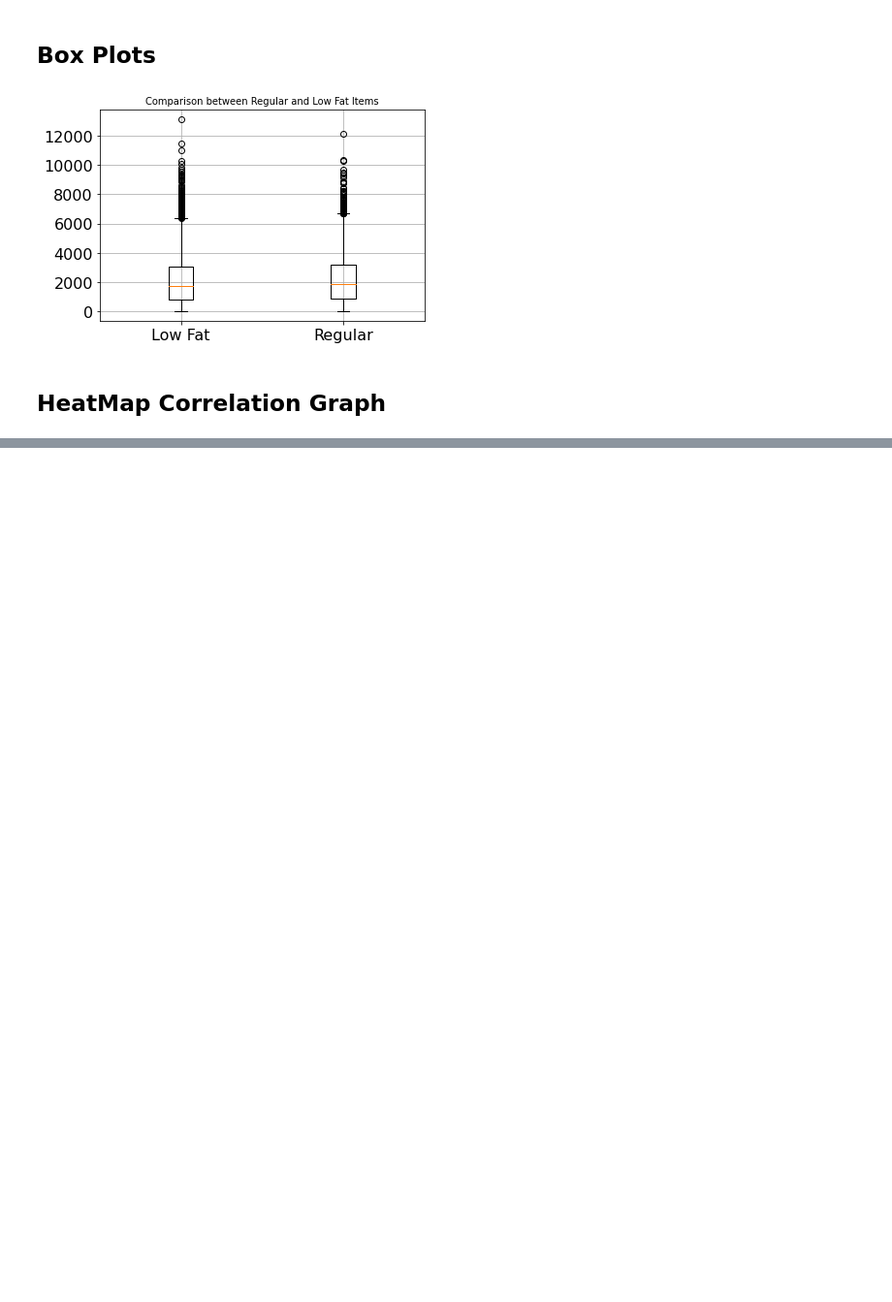
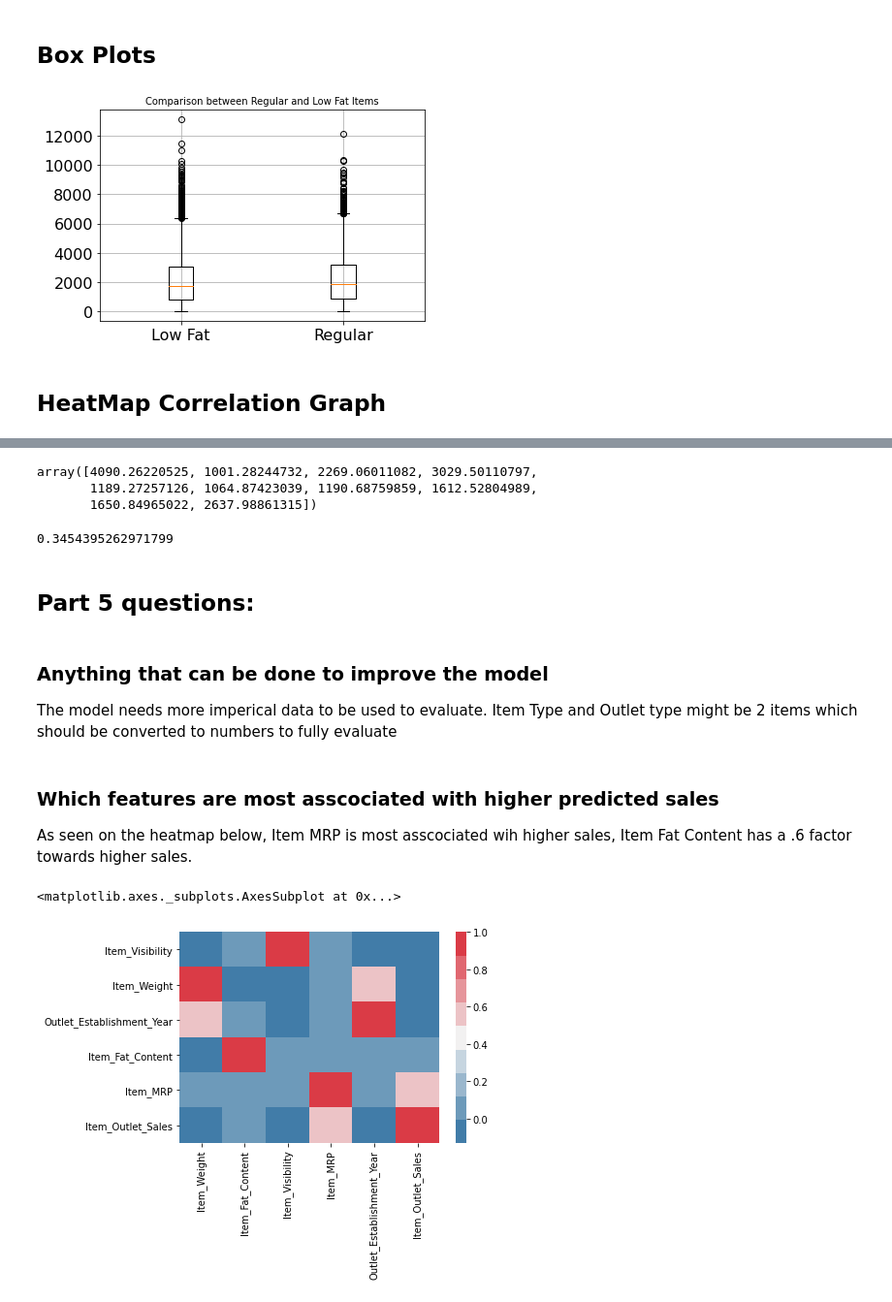
Before and after one commit to adamk6/sales-predictions, a Jupyter notebook: salesPrediction.ipynb, the cells around one changed output, grey strips where cells are left out. Shown at 97% size. Drawn from its saved outputs; the diff is of its cells as text; code cells hidden in the pictures; blank space fills up the shorter version.

```diff
--- a/salesPrediction.ipynb
+++ b/salesPrediction.ipynb
@@ -412,0 +585,27 @@ sns.heatmap(corr, cmap='Blues', annot=True, mask=mask);
+# %%
+reg.predict(X[0:10])
+# %% [output]
+array([4090.26220525, 1001.28244732, 2269.06011082, 3029.50110797,
+       1189.27257126, 1064.87423039, 1190.68759859, 1612.52804989,
+       1650.84965022, 2637.98861315])
+# %%
+score = reg.score(X, y)
+print(score)
+# %% [output]
+0.3454395262971799
+# %% [markdown]
+## Part 5 questions:
+# %% [markdown]
+### Anything that can be done to improve the model
+
+The model needs more imperical data to be used to evaluate. Item Type and Outlet type might be 2 items which should be converted to numbers to fully evaluate
+# %% [markdown]
+### Which features are most asscociated with higher predicted sales
+
+As seen on the heatmap below, Item MRP is most asscociated wih higher sales, Item Fat Content has a .6 factor towards higher sales.
+# %%
+# You can use a heat map to make it easier (in theory) to read the correlation matrix.
+sns.heatmap(df_Sales.corr().sort_values(by = ['Item_Outlet_Sales']), cmap = sns.diverging_palette(240, 10, n=9))
+# %% [output]
+<matplotlib.axes._subplots.AxesSubplot at 0x...>
+[figure, added]
```
Also changed, not shown: parts of 31 cells of this notebook.
